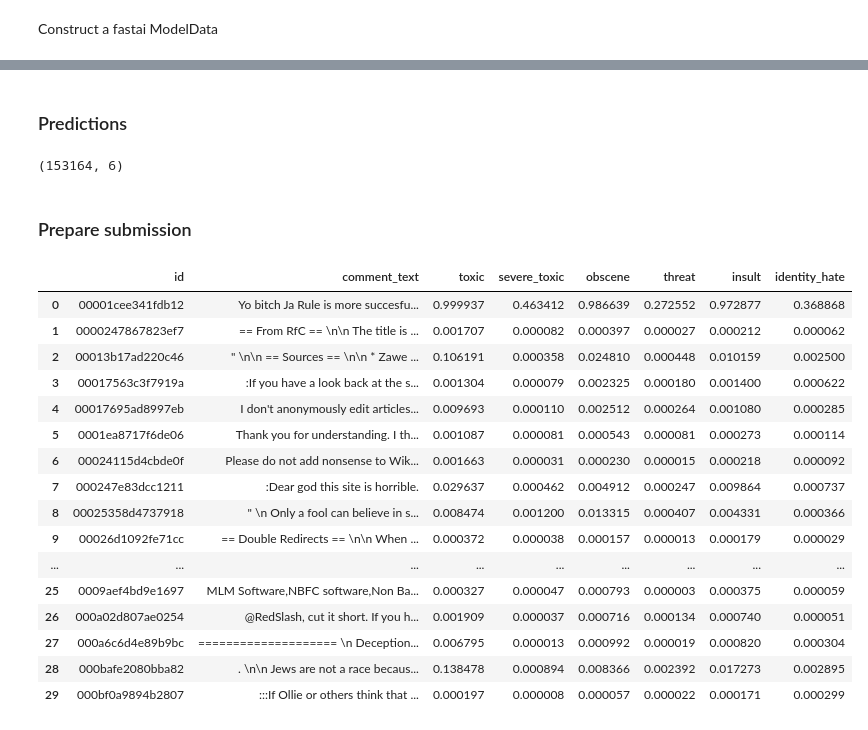
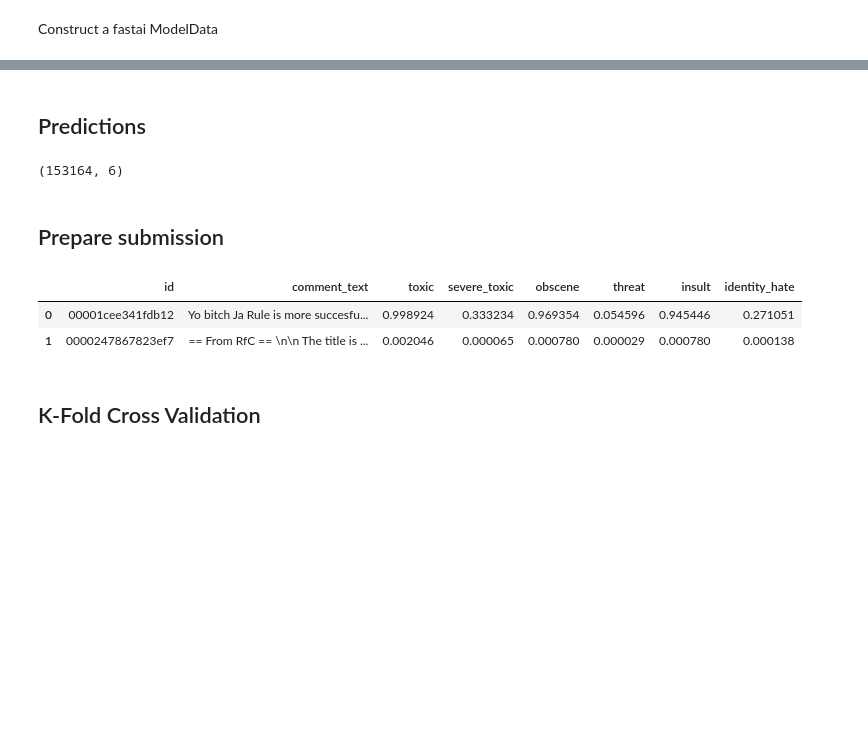
Before and after one commit to ohmeow/kaggle-comps-old, a Jupyter notebook: jigsaw-toxic-comment/toxic-comment-torchtext-pooled-gru-fasttext-fastai.ipynb, the cells around one changed output, grey strips where cells are left out. Saved outputs shown, nothing was run; the diff lists cells and outputs as text; code cells hidden in the pictures; blank space fills up the shorter version.

```diff
--- a/jigsaw-toxic-comment/toxic-comment-torchtext-pooled-gru-fasttext-fastai.ipynb
+++ b/jigsaw-toxic-comment/toxic-comment-torchtext-pooled-gru-fasttext-fastai.ipynb
@@ -271,0 +562,2 @@ SimpleBiLSTMBaseline(
+# %%
+model.load_state_dict(torch.load(f'{PATH}/models/lstm_fit_1_cyc_3'))
@@ -271,0 +567,8 @@ SimpleBiLSTMBaseline(
+# %%
+on_end = lambda sched, cycle: save_model(model, f'{PATH}/models/lstm_fit_2_cyc_{cycle}')
+
+lo = LayerOptimizer(optim.Adam, model, 1e-2, 1e-5)
+
+cb = [CosAnneal(lo, (len(md.trn_dl) * 20), on_cycle_end=on_end)]
+
+fit(model, md, 20, lo.opt, F.binary_cross_entropy, callbacks=cb)
@@ -280,2 +605,0 @@ opt = optim.Adam(model.parameters(), 1e-2)
-# %%
-fit(model, md, 2, opt, F.binary_cross_entropy)
@@ -292,2 +605,0 @@ set_lrs(opt, 1e-4)
-# %%
-fit(model, md, 3, opt, F.binary_cross_entropy)
@@ -303,36 +611,22 @@ epoch      trn_loss   val_loss
 # %% [markdown]
-### Predictions
+## Predictions
 # %%
 preds = predict(model, test_dl)
 preds.shape
 # %% [output]
 (153164, 6)
 # %% [markdown]
-### Prepare submission
+## Prepare submission
 # %%
 subm_df = pd.read_csv("data/test.csv")
 
 for i, col in enumerate(["toxic", "severe_toxic", "obscene", "threat", "insult", "identity_hate"]):
     subm_df[col] = preds[:, i]
 
-subm_df.head(30)
+subm_df.head(2)
 # %% [output]
 |  | id | comment_text | toxic | severe_toxic | obscene | threat | insult | identity_hate |
-| 0 | 00001cee341fdb12 | Yo bitch Ja Rule is more succesfu... | 0.999937 | 0.463412 | 0.986639 | 0.272552 | 0.972877 | 0.368868 |
-| 1 | 0000247867823ef7 | == From RfC == \n\n The title is ... | 0.001707 | 0.000082 | 0.000397 | 0.000027 | 0.000212 | 0.000062 |
-| 2 | 00013b17ad220c46 | " \n\n == Sources == \n\n * Zawe ... | 0.106191 | 0.000358 | 0.024810 | 0.000448 | 0.010159 | 0.002500 |
-| 3 | 00017563c3f7919a | :If you have a look back at the s... | 0.001304 | 0.000079 | 0.002325 | 0.000180 | 0.001400 | 0.000622 |
-| 4 | 00017695ad8997eb | I don't anonymously edit articles... | 0.009693 | 0.000110 | 0.002512 | 0.000264 | 0.001080 | 0.000285 |
-| 5 | 0001ea8717f6de06 | Thank you for understanding. I th... | 0.001087 | 0.000081 | 0.000543 | 0.000081 | 0.000273 | 0.000114 |
-| 6 | 00024115d4cbde0f | Please do not add nonsense to Wik... | 0.001663 | 0.000031 | 0.000230 | 0.000015 | 0.000218 | 0.000092 |
-| 7 | 000247e83dcc1211 | :Dear god this site is horrible. | 0.029637 | 0.000462 | 0.004912 | 0.000247 | 0.009864 | 0.000737 |
-| 8 | 00025358d4737918 | " \n Only a fool can believe in s... | 0.008474 | 0.001200 | 0.013315 | 0.000407 | 0.004331 | 0.000366 |
-| 9 | 00026d1092fe71cc | == Double Redirects == \n\n When ... | 0.000372 | 0.000038 | 0.000157 | 0.000013 | 0.000179 | 0.000029 |
-| ... | ... | ... | ... | ... | ... | ... | ... | ... |
-| 25 | 0009aef4bd9e1697 | MLM Software,NBFC software,Non Ba... | 0.000327 | 0.000047 | 0.000793 | 0.000003 | 0.000375 | 0.000059 |
-| 26 | 000a02d807ae0254 | @RedSlash, cut it short. If you h... | 0.001909 | 0.000037 | 0.000716 | 0.000134 | 0.000740 | 0.000051 |
-| 27 | 000a6c6d4e89b9bc | ==================== \n Deception... | 0.006795 | 0.000013 | 0.000992 | 0.000019 | 0.000820 | 0.000304 |
-| 28 | 000bafe2080bba82 | . \n\n Jews are not a race becaus... | 0.138478 | 0.000894 | 0.008366 | 0.002392 | 0.017273 | 0.002895 |
-| 29 | 000bf0a9894b2807 | :::If Ollie or others think that ... | 0.000197 | 0.000008 | 0.000057 | 0.000022 | 0.000171 | 0.000299 |
+| 0 | 00001cee341fdb12 | Yo bitch Ja Rule is more succesfu... | 0.998924 | 0.333234 | 0.969354 | 0.054596 | 0.945446 | 0.271051 |
+| 1 | 0000247867823ef7 | == From RfC == \n\n The title is ... | 0.002046 | 0.000065 | 0.000780 | 0.000029 | 0.000780 | 0.000138 |
 # %%
 # if you want to write the submission file to disk, uncomment and run the below code
@@ -339,0 +634,2 @@ subm_df.drop("comment_text", axis=1).to_csv(f'{PATH}/submissions/subm2.csv', ind
+# %% [markdown]
+## K-Fold Cross Validation
```
Also changed, not shown: parts of 67 cells of this notebook, 1 other file.
